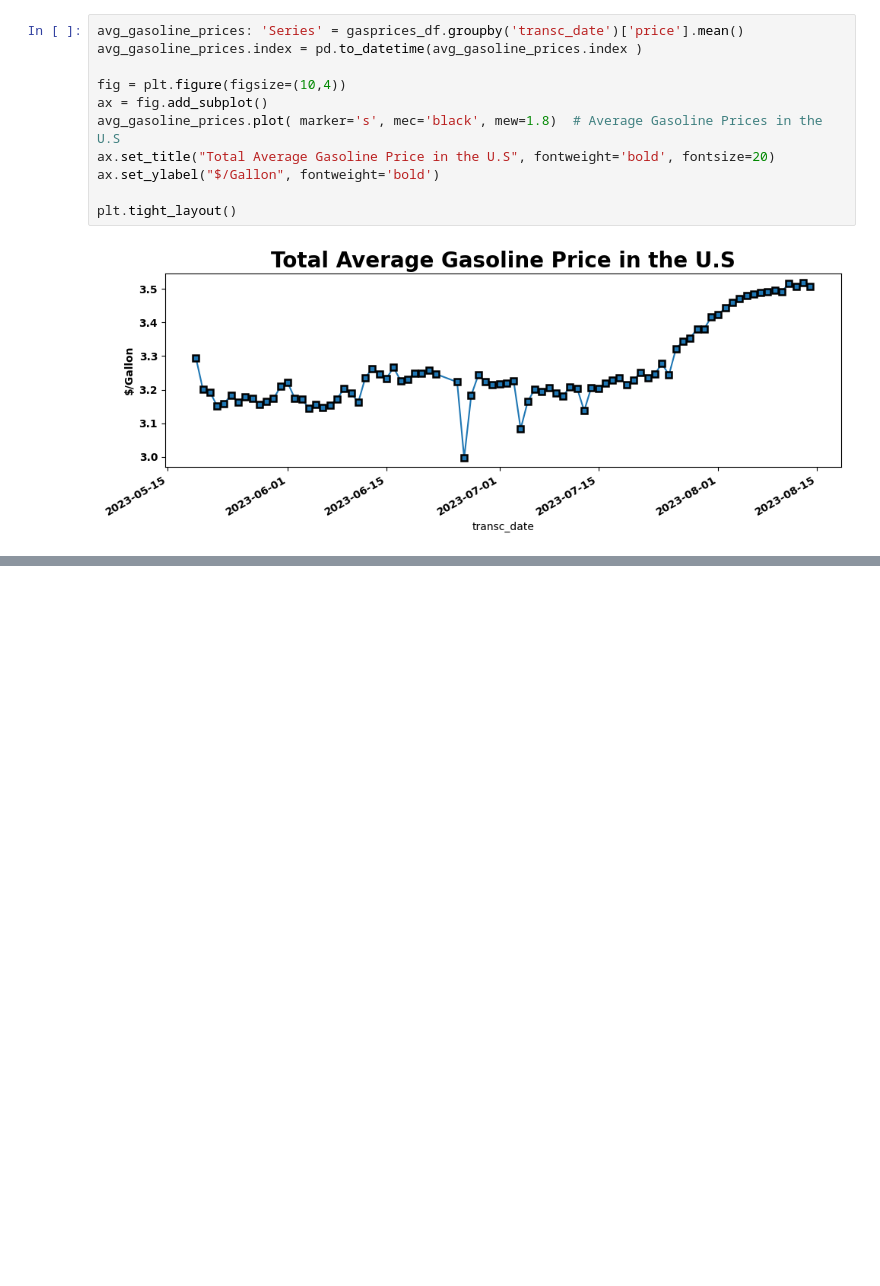
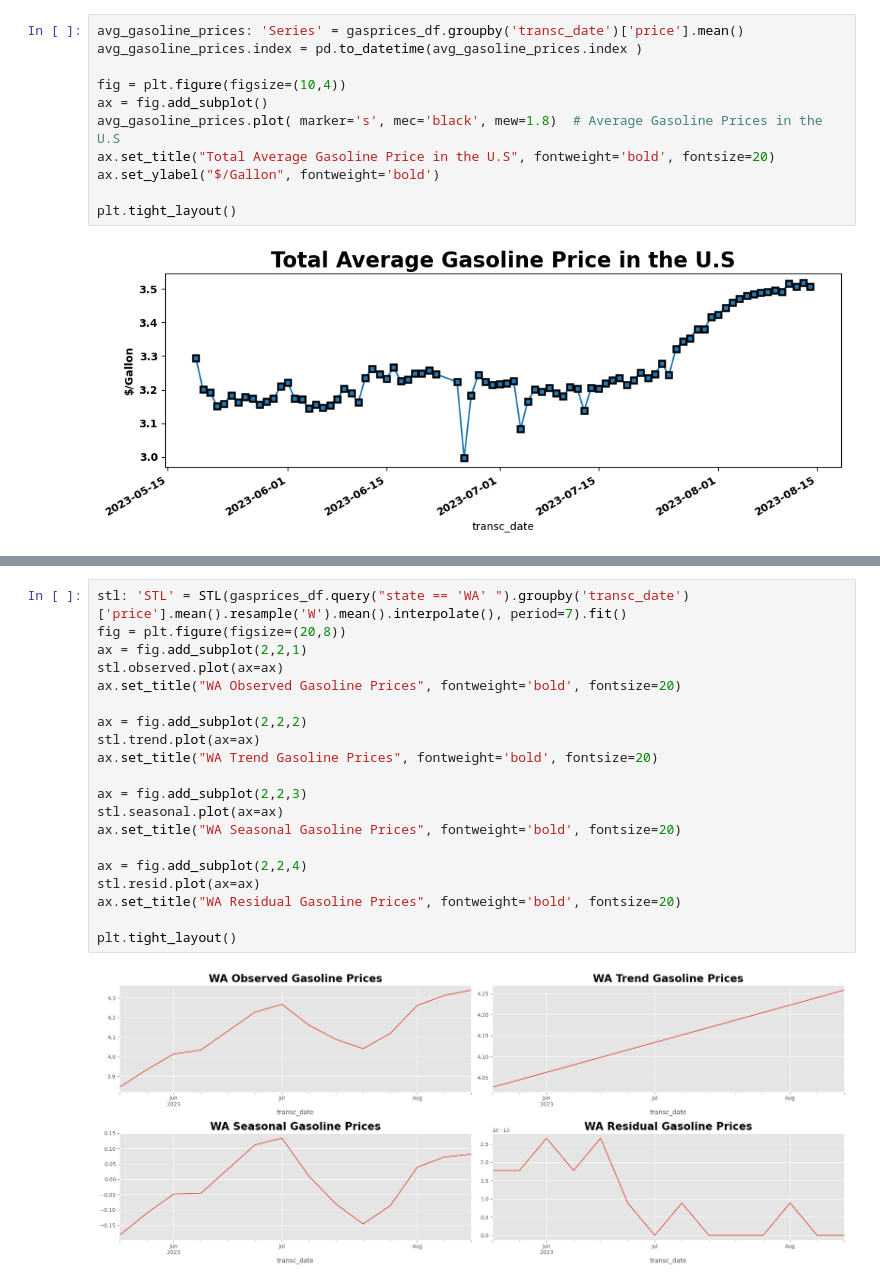
Before and after one commit to OdinProjectI/GasolinePricesAnalysis, a Jupyter notebook: ODINProjectGasolinePricesAnalysis.ipynb, the cells around one changed output, grey strips where cells are left out. Saved outputs shown, nothing was run; the diff lists cells and outputs as text; blank space fills up the shorter version.

```diff
--- a/ODINProjectGasolinePricesAnalysis.ipynb
+++ b/ODINProjectGasolinePricesAnalysis.ipynb
@@ -187,0 +270,22 @@ plt.tight_layout()
+# %%
+stl: 'STL' = STL(gasprices_df.query("state == 'WA' ").groupby('transc_date')['price'].mean().resample('W').mean().interpolate(), period=7).fit()
+fig = plt.figure(figsize=(20,8))
+ax = fig.add_subplot(2,2,1)
+stl.observed.plot(ax=ax)
+ax.set_title("WA Observed Gasoline Prices", fontweight='bold', fontsize=20)
+
+ax = fig.add_subplot(2,2,2)
+stl.trend.plot(ax=ax)
+ax.set_title("WA Trend Gasoline Prices", fontweight='bold', fontsize=20)
+
+ax = fig.add_subplot(2,2,3)
+stl.seasonal.plot(ax=ax)
+ax.set_title("WA Seasonal Gasoline Prices", fontweight='bold', fontsize=20)
+
+ax = fig.add_subplot(2,2,4)
+stl.resid.plot(ax=ax)
+ax.set_title("WA Residual Gasoline Prices", fontweight='bold', fontsize=20)
+
+plt.tight_layout()
+# %% [output]
+[figure, added]
```
Also changed, not shown: parts of 7 cells of this notebook.
